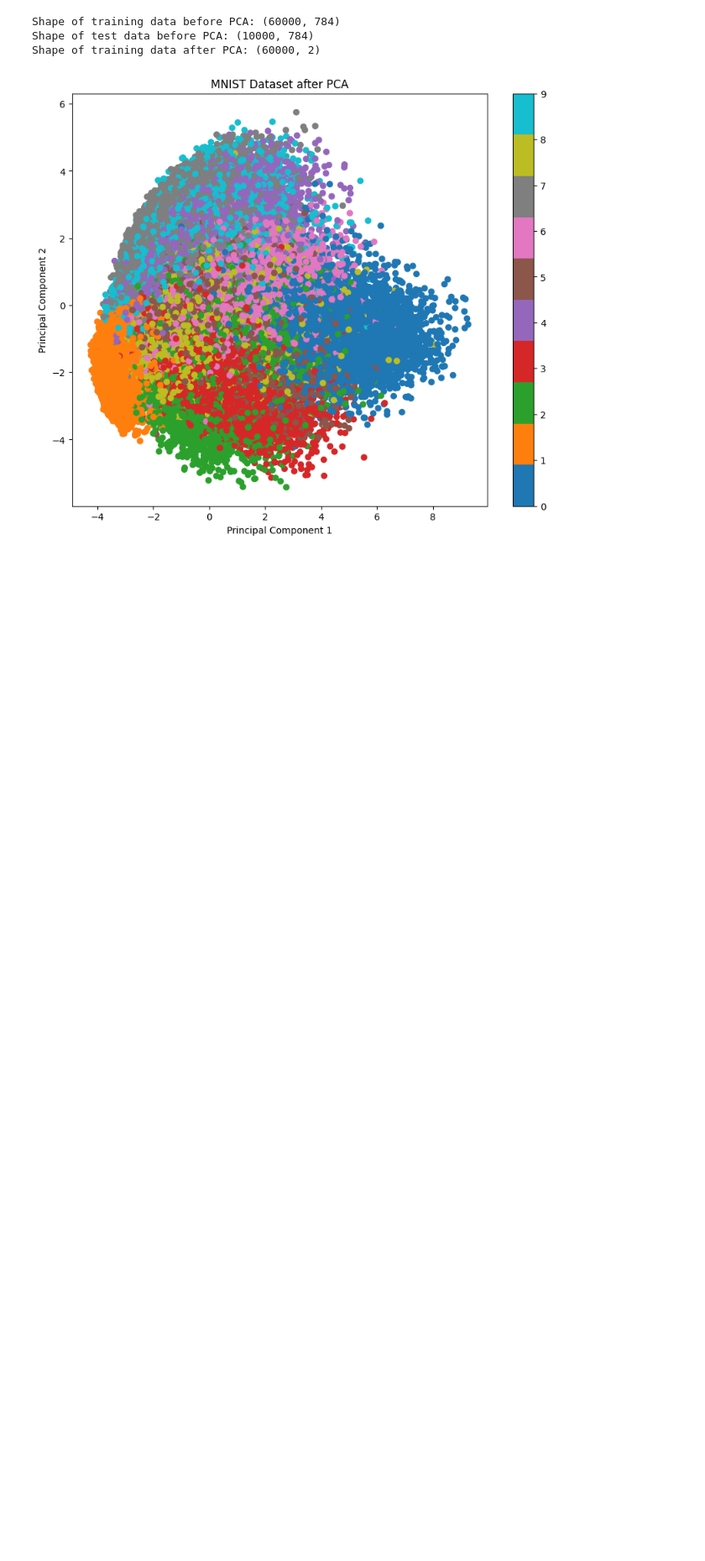
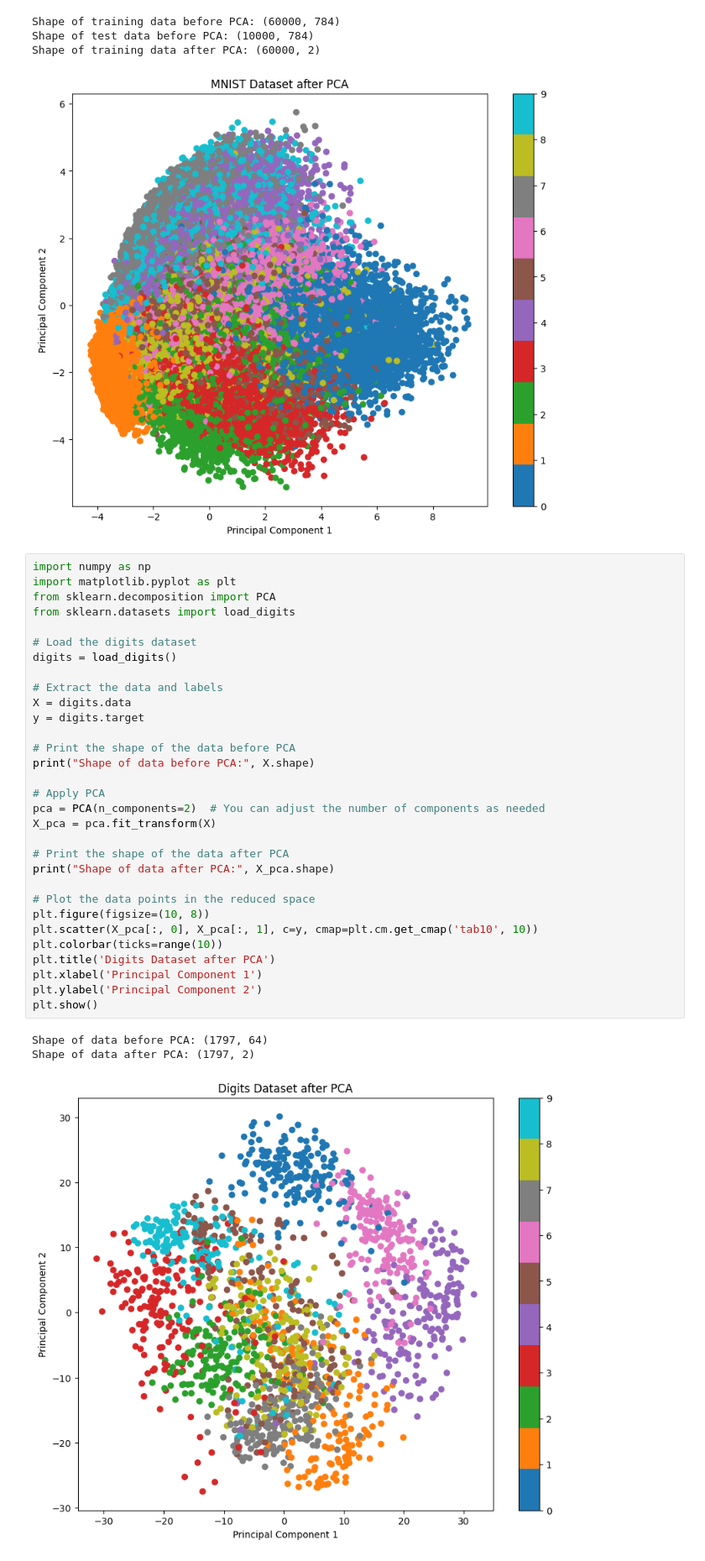
Before and after one commit to Ro-han12/deep_learning, a Jupyter notebook: pca.ipynb, the cells around one changed output. Shown: that part at 84% size. Saved outputs shown, nothing was run; the diff lists cells and outputs as text; blank space fills up the shorter version.

Commit message:
pca with sklearn data

```diff
--- a/pca.ipynb
+++ b/pca.ipynb
@@ -38,3 +38,38 @@ Shape of training data before PCA: (60000, 784)
 Shape of test data before PCA: (10000, 784)
 Shape of training data after PCA: (60000, 2)
 [figure]
+# %%
+import numpy as np
+import matplotlib.pyplot as plt
+from sklearn.decomposition import PCA
+from sklearn.datasets import load_digits
+
+# Load the digits dataset
+digits = load_digits()
+
+# Extract the data and labels
+X = digits.data
+y = digits.target
+
+# Print the shape of the data before PCA
+print("Shape of data before PCA:", X.shape)
+
+# Apply PCA
+pca = PCA(n_components=2)  # You can adjust the number of components as needed
+X_pca = pca.fit_transform(X)
+
+# Print the shape of the data after PCA
+print("Shape of data after PCA:", X_pca.shape)
+
+# Plot the data points in the reduced space
+plt.figure(figsize=(10, 8))
+plt.scatter(X_pca[:, 0], X_pca[:, 1], c=y, cmap=plt.cm.get_cmap('tab10', 10))
+plt.colorbar(ticks=range(10))
+plt.title('Digits Dataset after PCA')
+plt.xlabel('Principal Component 1')
+plt.ylabel('Principal Component 2')
+plt.show()
+# %% [output]
+Shape of data before PCA: (1797, 64)
+Shape of data after PCA: (1797, 2)
+[figure, added]
```
